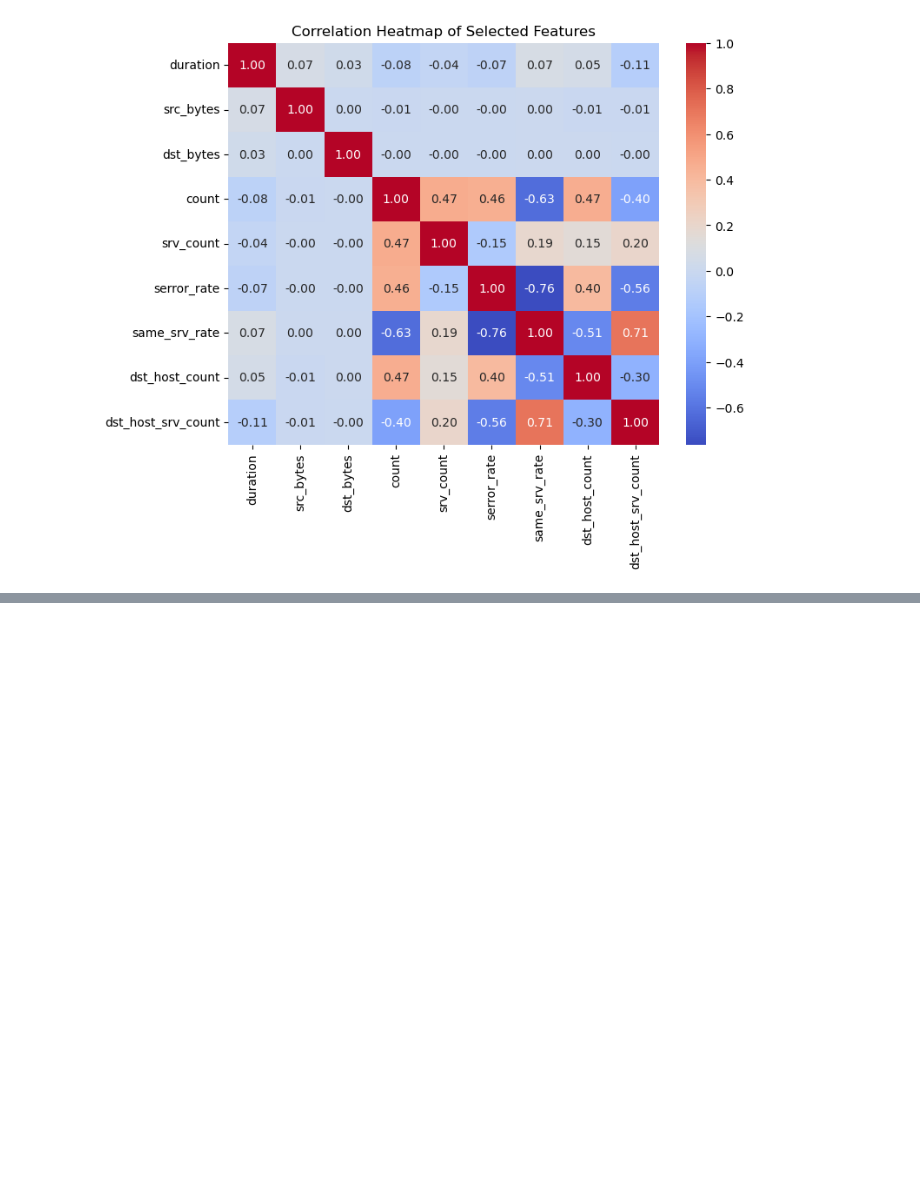
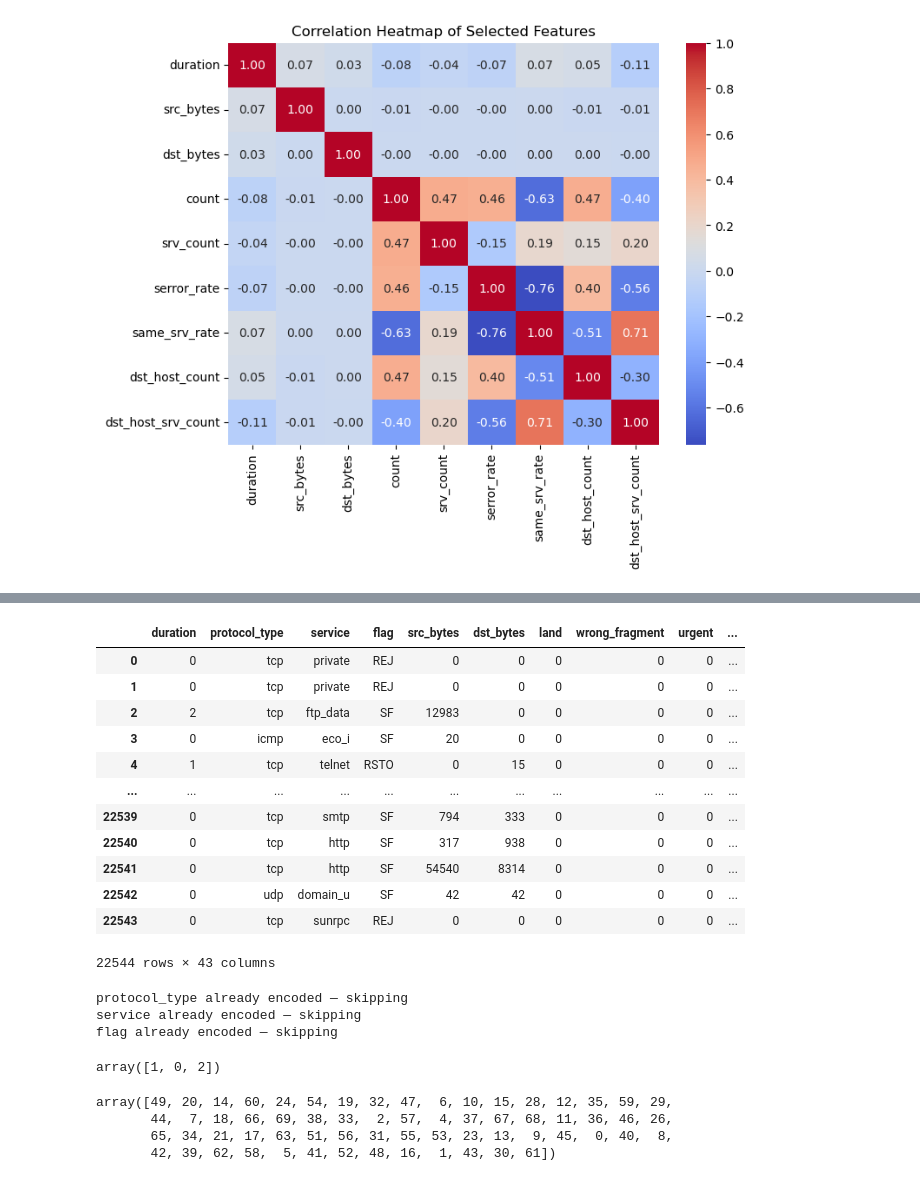
Before and after one commit to shaubhagya-khanal/NetworkIDS, a Jupyter notebook: networkIDS.ipynb, the cells around one changed output, grey strips where cells are left out. Drawn from its saved outputs; the diff is of its cells as text; code cells hidden in the pictures; blank space fills up the shorter version.

```diff
--- a/networkIDS.ipynb
+++ b/networkIDS.ipynb
@@ -486,0 +668,5 @@ plt.show()
+# %%
+#Binary labeling
+df2["binary_label"] = df2["label"].apply(
+    lambda x: "normal" if x == "normal" else "attack"
+)
@@ -486,0 +680,3 @@ plt.show()
+# %%
+#Cleaning the label attribute
+df2["label"] = df2["label"].str.strip().str.lower()
@@ -486,0 +693,4 @@ plt.show()
+# %%
+#Convert categorical features to category dtype
+for col in df2.select_dtypes(include='object').columns:
+    df2[col] = df2[col].astype('category')
@@ -486,0 +727,18 @@ plt.show()
+# %%
+df2 = df2.drop(columns=["difficulty"])
+# %%
+df2
+# %% [output]
+|  | duration | protocol_type | service | flag | src_bytes | dst_bytes | land | wrong_fragment | urgent | ... |
+| 0 | 0 | tcp | private | REJ | 0 | 0 | 0 | 0 | 0 | ... |
+| 1 | 0 | tcp | private | REJ | 0 | 0 | 0 | 0 | 0 | ... |
+| 2 | 2 | tcp | ftp_data | SF | 12983 | 0 | 0 | 0 | 0 | ... |
+| 3 | 0 | icmp | eco_i | SF | 20 | 0 | 0 | 0 | 0 | ... |
+| 4 | 1 | tcp | telnet | RSTO | 0 | 15 | 0 | 0 | 0 | ... |
+| ... | ... | ... | ... | ... | ... | ... | ... | ... | ... | ... |
+| 22539 | 0 | tcp | smtp | SF | 794 | 333 | 0 | 0 | 0 | ... |
+| 22540 | 0 | tcp | http | SF | 317 | 938 | 0 | 0 | 0 | ... |
+| 22541 | 0 | tcp | http | SF | 54540 | 8314 | 0 | 0 | 0 | ... |
+| 22542 | 0 | udp | domain_u | SF | 42 | 42 | 0 | 0 | 0 | ... |
+| 22543 | 0 | tcp | sunrpc | REJ | 0 | 0 | 0 | 0 | 0 | ... |
+22544 rows × 43 columns
@@ -486,0 +748,30 @@ plt.show()
+# %%
+#Label encoding categorical data
+for col in ["protocol_type", "service", "flag"]:
+    le = encoders[col]
+
+    if df2[col].dtype == object or str(df2[col].dtype) == "category":
+        known_categories = set(le.classes_)
+        df2[col] = df2[col].apply(lambda x: x if x in known_categories else "unseen")
+
+        if "unseen" not in le.classes_:
+            le.classes_ = np.append(le.classes_, "unseen")
+
+        df2[col] = le.transform(df2[col])
+    else:
+        print(f"{col} already encoded — skipping")
+# %% [output]
+protocol_type already encoded — skipping
+service already encoded — skipping
+flag already encoded — skipping
+# %%
+df2["protocol_type"].unique()
+# %% [output]
+array([1, 0, 2])
+# %%
+df2["service"].unique()
+# %% [output]
+array([49, 20, 14, 60, 24, 54, 19, 32, 47,  6, 10, 15, 28, 12, 35, 59, 29,
+       44,  7, 18, 66, 69, 38, 33,  2, 57,  4, 37, 67, 68, 11, 36, 46, 26,
+       65, 34, 21, 17, 63, 51, 56, 31, 55, 53, 23, 13,  9, 45,  0, 40,  8,
+       42, 39, 62, 58,  5, 41, 52, 48, 16,  1, 43, 30, 61])
```
Also changed, not shown: parts of 26 cells of this notebook.
